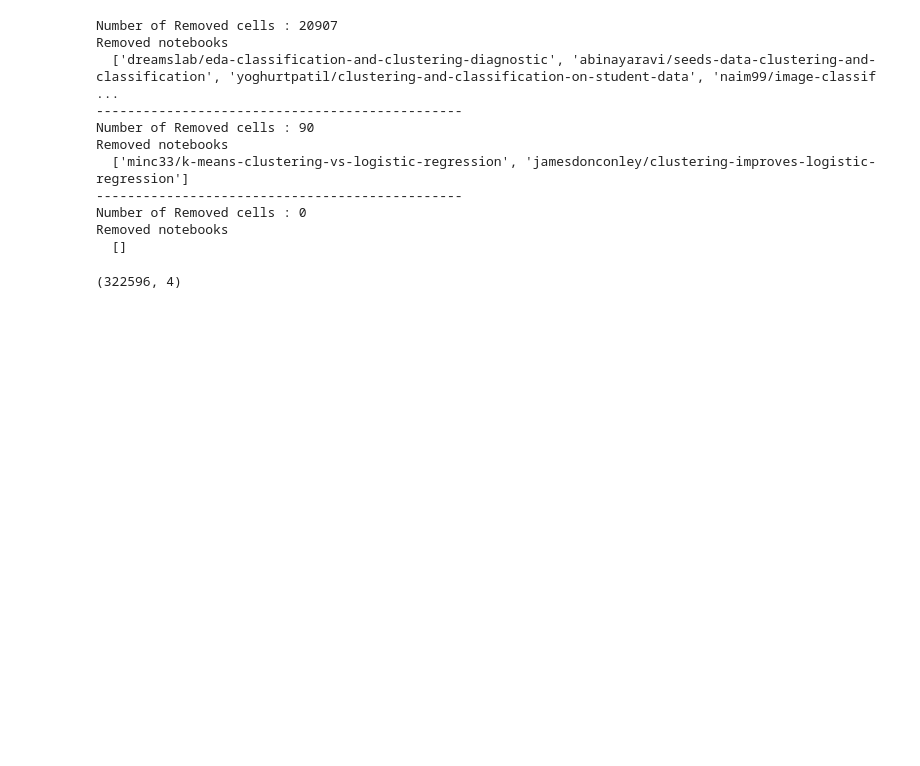
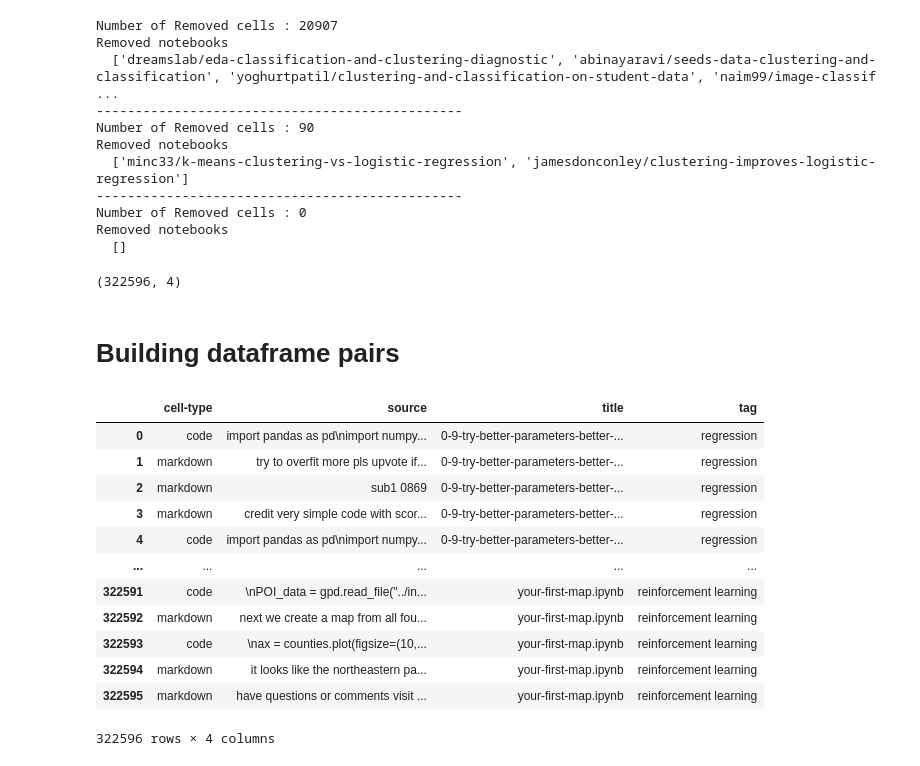
Before and after one commit to dikraMasrour/NotebookDocGen, a Jupyter notebook: Classification_Task/notebooks/09-Improving_results.ipynb, the cells around one changed output. Cells and saved outputs as stored; diff of their text form; code cells hidden in the pictures; blank space fills up the shorter version.

```diff
--- a/Classification_Task/notebooks/09-Improving_results.ipynb
+++ b/Classification_Task/notebooks/09-Improving_results.ipynb
@@ -166,3 +167,23 @@ Removed notebooks
 data.shape
 # %% [output]
 (322596, 4)
+# %% [markdown]
+# Building dataframe pairs
+# %%
+data = data.reset_index(drop=True)
+# %%
+data
+# %% [output]
+|  | cell-type | source | title | tag |
+| 0 | code | import pandas as pd\nimport numpy... | 0-9-try-better-parameters-better-... | regression |
+| 1 | markdown | try to overfit more pls upvote if... | 0-9-try-better-parameters-better-... | regression |
+| 2 | markdown | sub1 0869 | 0-9-try-better-parameters-better-... | regression |
+| 3 | markdown | credit very simple code with scor... | 0-9-try-better-parameters-better-... | regression |
+| 4 | code | import pandas as pd\nimport numpy... | 0-9-try-better-parameters-better-... | regression |
+| ... | ... | ... | ... | ... |
+| 322591 | code | \nPOI_data = gpd.read_file("../in... | your-first-map.ipynb | reinforcement learning |
+| 322592 | markdown | next we create a map from all fou... | your-first-map.ipynb | reinforcement learning |
+| 322593 | code | \nax = counties.plot(figsize=(10,... | your-first-map.ipynb | reinforcement learning |
+| 322594 | markdown | it looks like the northeastern pa... | your-first-map.ipynb | reinforcement learning |
+| 322595 | markdown | have questions or comments visit ... | your-first-map.ipynb | reinforcement learning |
+322596 rows × 4 columns
```
Also changed, not shown: parts of 10 cells of this notebook.
